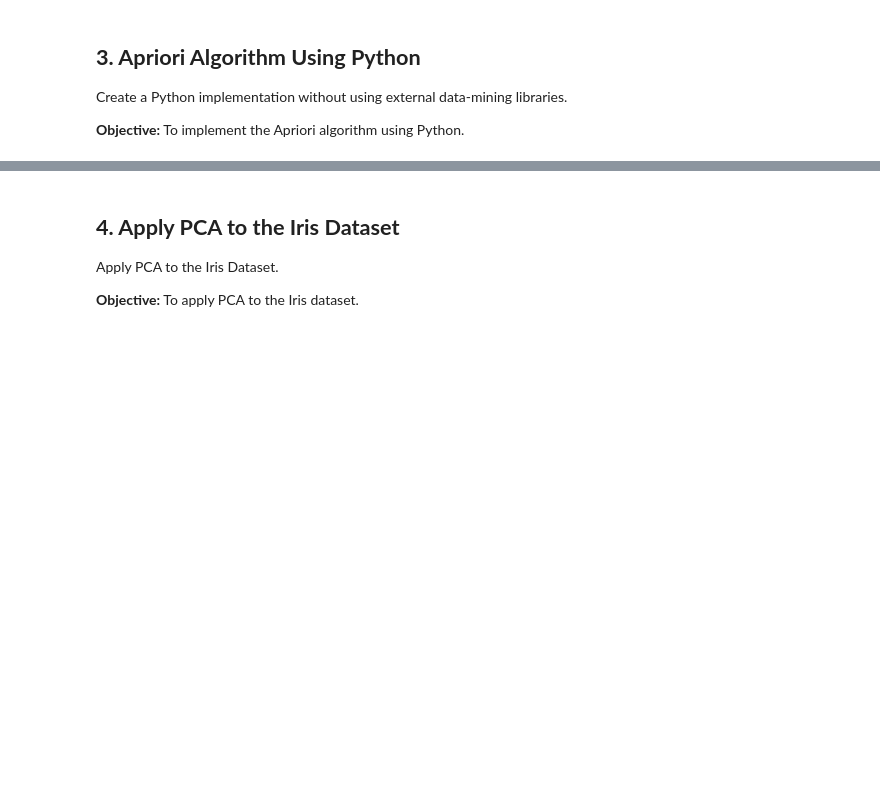
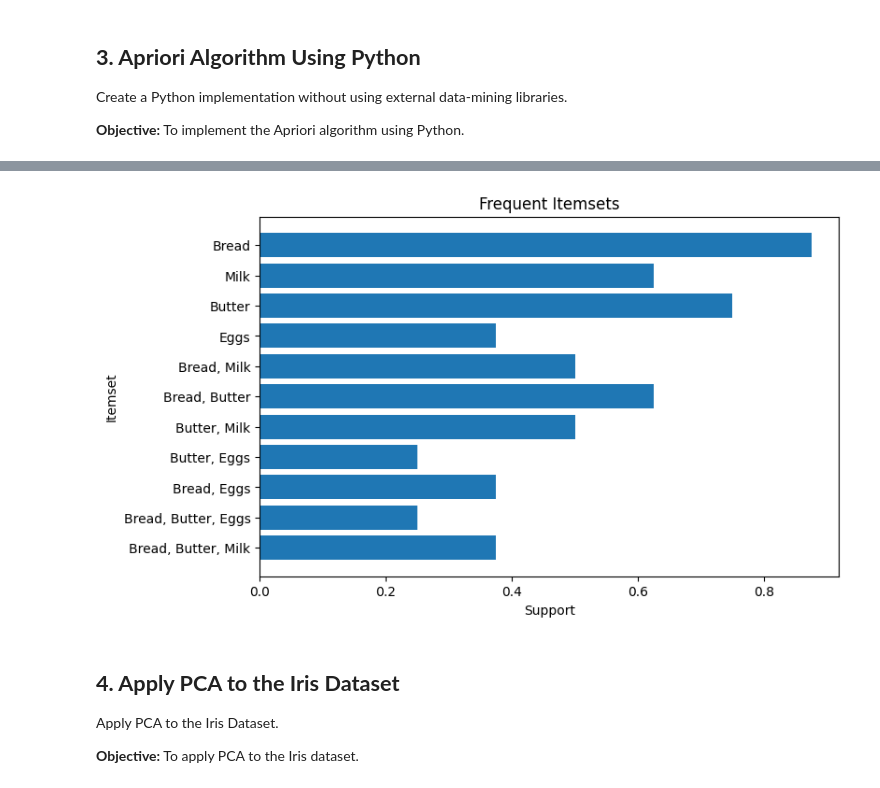
Before and after one commit to MonishDY/AI-Track, a Jupyter notebook: Module 3 - Machine Learning/Assignment 5/Monish_DY_Assignment_5_ML_Case_Study.ipynb, the cells around one changed output, grey strips where cells are left out. Cells and saved outputs as stored; diff of their text form; code cells hidden in the pictures; blank space fills up the shorter version.

```diff
--- a/Module 3 - Machine Learning/Assignment 5/Monish_DY_Assignment_5_ML_Case_Study.ipynb
+++ b/Module 3 - Machine Learning/Assignment 5/Monish_DY_Assignment_5_ML_Case_Study.ipynb
@@ -43,3 +401,23 @@ Use appropriate Dataset
 Create a Python implementation without using external data-mining libraries.
 
 **Objective:** To implement the Apriori algorithm using Python.
+# %%
+from itertools import combinations
+import pandas as pd
+import matplotlib.pyplot as plt
+
+transactions = [
+    ['Milk', 'Bread', 'Butter'],
+    ['Bread', 'Butter'],
+    ['Milk', 'Bread'],
+    ['Milk', 'Bread', 'Butter', 'Eggs'],
+    ['Bread', 'Eggs'],
+    ['Milk', 'Butter'],
+    ['Milk', 'Bread', 'Butter'],
+    ['Bread', 'Butter', 'Eggs']
+]
+
+transactions = [set(t) for t in transactions]
+
+print("Number of Transactions:", len(transactions))
+transactions
@@ -46,3 +562,19 @@ Create a Python implementation without using external data-mining libraries.
+# %%
+plt.figure(figsize=(8, 5))
+
+plt.barh(
+    frequent_df['Itemset'],
+    frequent_df['Support']
+)
+
+plt.xlabel('Support')
+plt.ylabel('Itemset')
+plt.title('Frequent Itemsets')
+
+plt.gca().invert_yaxis()
+plt.show()
+# %% [output]
+[figure, added]
 # %% [markdown]
 ## **4. Apply PCA to the Iris Dataset**
 
```
Also changed, not shown: parts of 18 cells of this notebook.
